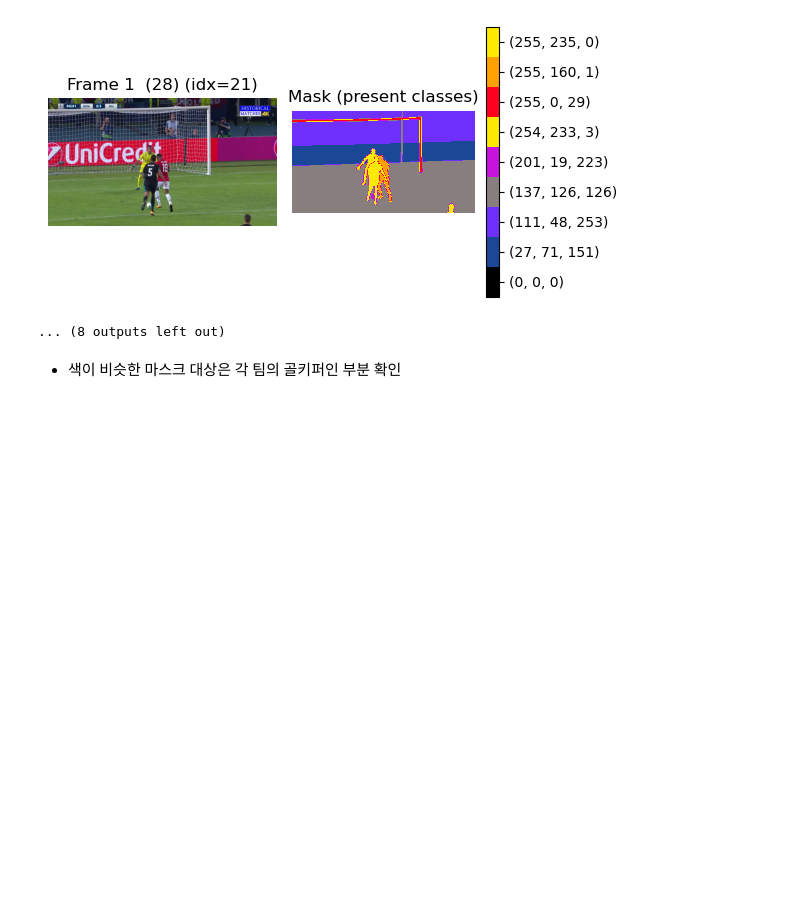
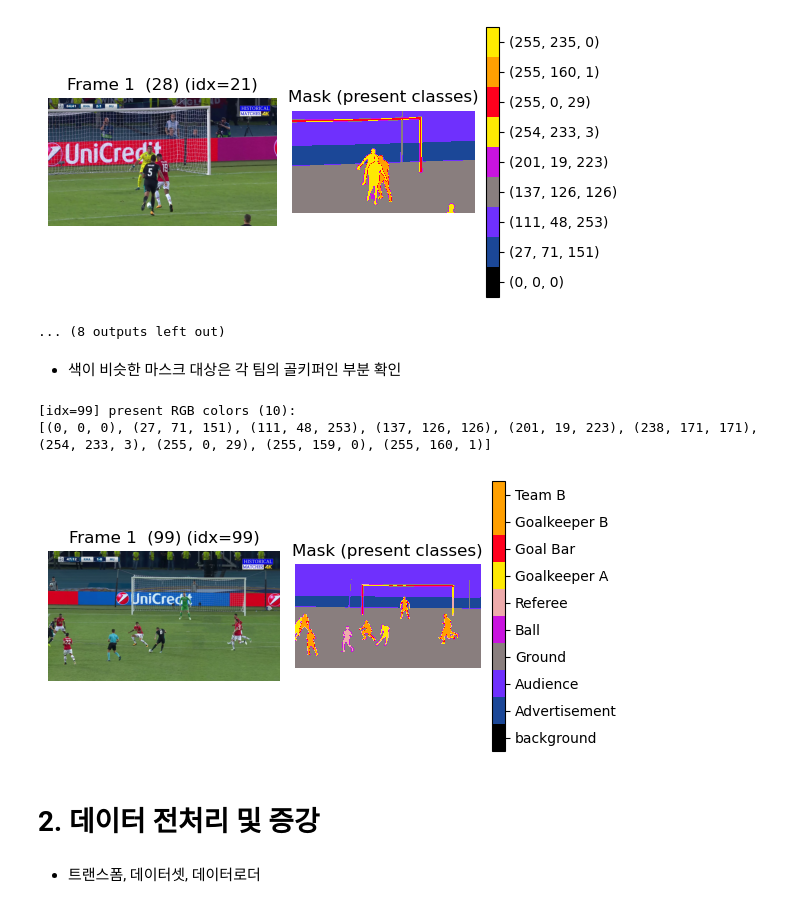
Before and after one commit to infeimkr/codeit_ai4, a Jupyter notebook: 08_4기_임인철.ipynb, the cells around one changed output. Drawn from its saved outputs; the diff is of its cells as text; code cells hidden in the pictures; blank space fills up the shorter version.

```diff
--- a/08_4기_임인철.ipynb
+++ b/08_4기_임인철.ipynb
@@ -245,7 +279,10 @@ colorA = (255, 159,   0)
 colorB = (255, 160,   1)
 
 # 전역 팔레트 -> 색→인덱스 매핑
-color2index = {tuple(map(int, c)): i for i, c in enumerate(unique_colors)}
+def build_color2index(unique_colors):
+    return {tuple(int(x) for x in c): i for i, c in enumerate(unique_colors)}
+
+color2index = build_color2index(unique_colors)
 
 def rgb_to_index(mask_rgb, color2index):
     h, w, _ = mask_rgb.shape
@@ -268,9 +305,6 @@ print("두 색 모두 포함한 이미지 수:", len(both), " | 예시:", both[:
 # %% [output]
 두 색 모두 포함한 이미지 수: 47  | 예시: [0, 2, 6, 8, 9, 10, 11, 14, 15, 16]
 # %%
-def build_color2index(unique_colors):
-    return {tuple(int(x) for x in c): i for i, c in enumerate(unique_colors)}
-
 def _to_rgb(img_bgr):
     rgb = cv2.cvtColor(img_bgr, cv2.COLOR_BGR2RGB)
     # 혹시 RGBA면 알파 제거
@@ -289,10 +323,10 @@ def _rgb_to_index(mask_rgb, color2index):
 def show_pair_by_index(idx, image_pairs, class_names=None):
     """
     idx: image_pairs의 인덱스
-    image_pairs: [(orig_bgr, mask_bgr, title), ...]
+    image_pairs: [(orig_bgr, mask_bgr, base_name), ...]
     class_names: {전역팔레트 인덱스:int -> "이름"} (선택)
     """
-    orig_bgr, mask_bgr, title = image_pairs[idx]
+    orig_bgr, mask_bgr, base_name = image_pairs[idx]
     img_rgb  = _to_rgb(orig_bgr)
     mask_rgb = _to_rgb(mask_bgr)
 
@@ -325,7 +359,7 @@ def show_pair_by_index(idx, image_pairs, class_names=None):
     # ---- 플롯 ----
     fig, axes = plt.subplots(1, 2, figsize=(6, 3))
     axes[0].imshow(img_rgb);  axes[0].axis("off")
-    axes[0].set_title(f"{title} (idx={idx})")
+    axes[0].set_title(f"{base_name} (idx={idx})")
 
     im = axes[1].imshow(dense, cmap=cmap, vmin=-0.5, vmax=len(present_idx)-0.5)
     axes[1].axis("off"); axes[1].set_title("Mask (present classes)")
@@ -405,20 +439,19 @@ for i in [1, 3, 4, 5, 12, 21, 23, 25, 29, 30]:
 
 color2name = {
     (0,   0,   0): "background",
-    (27, 71, 151): "Advertisement (광고판)",
-    (111, 48, 253): "Audience (관중)",
-    (137,126,126): "Ground (잔디)",
-    (201, 19, 223): "Ball (축구공)",
-    (238,171,171): "Referee (심판)",
-    (254,233,  3): "Goalkeeper A (팀 A 골키퍼)",
-    (255,  0, 29): "Goal Bar (골대)",
-    (255,159,  0): "Goalkeeper B (팀 B 골키퍼)",
-    (255,160,  1): "Team B (팀 B 선수",
-    (255,235,  0): "Team A (팀 A 선수)",
+    (27, 71, 151): "Advertisement",
+    (111, 48, 253): "Audience",
+    (137,126,126): "Ground",
+    (201, 19, 223): "Ball",
+    (238,171,171): "Referee",
+    (254,233,  3): "Goalkeeper A",
+    (255,  0, 29): "Goal Bar",
+    (255,159,  0): "Goalkeeper B",
+    (255,160,  1): "Team B",
+    (255,235,  0): "Team A",
 }
 
 # 색상→인덱스 매핑 (학습용)
-color2index = {c:i for i,c in enumerate(color2name.keys())}
 index2name = {i:name for i,(c,name) in enumerate(color2name.items())}
 
 def mask_to_class(mask_bgr, color2index):
@@ -437,3 +471,14 @@ for _, mask_bgr, _ in image_pairs:   # (img_bgr, mask_bgr, img_name)
     unique, counts = np.unique(cls_mask, return_counts=True)
     dominant_class = unique[np.argmax(counts)]
     major_labels.append(dominant_class)
+# %%
+# 이름 맵핑 확인
+show_pair_by_index(99, image_pairs, class_names=index2name)
+# %% [output]
+[idx=99] present RGB colors (10):
+[(0, 0, 0), (27, 71, 151), (111, 48, 253), (137, 126, 126), (201, 19, 223), (238, 171, 171), (254, 233, 3), (255, 0, 29), (255, 159, 0), (255, 160, 1)]
+[figure, added]
+# %% [markdown]
+# 2. 데이터 전처리 및 증강
+# %% [markdown]
+- 트랜스폼, 데이터셋, 데이터로더
```
Also changed, not shown: parts of 17 cells of this notebook.
